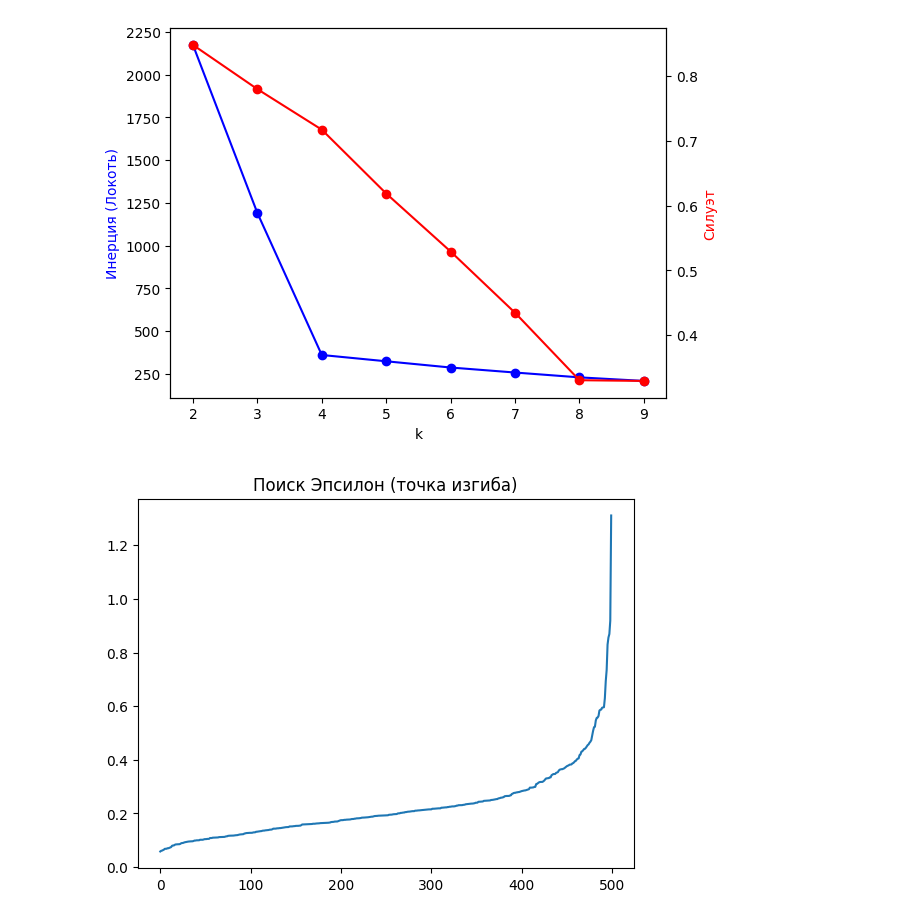
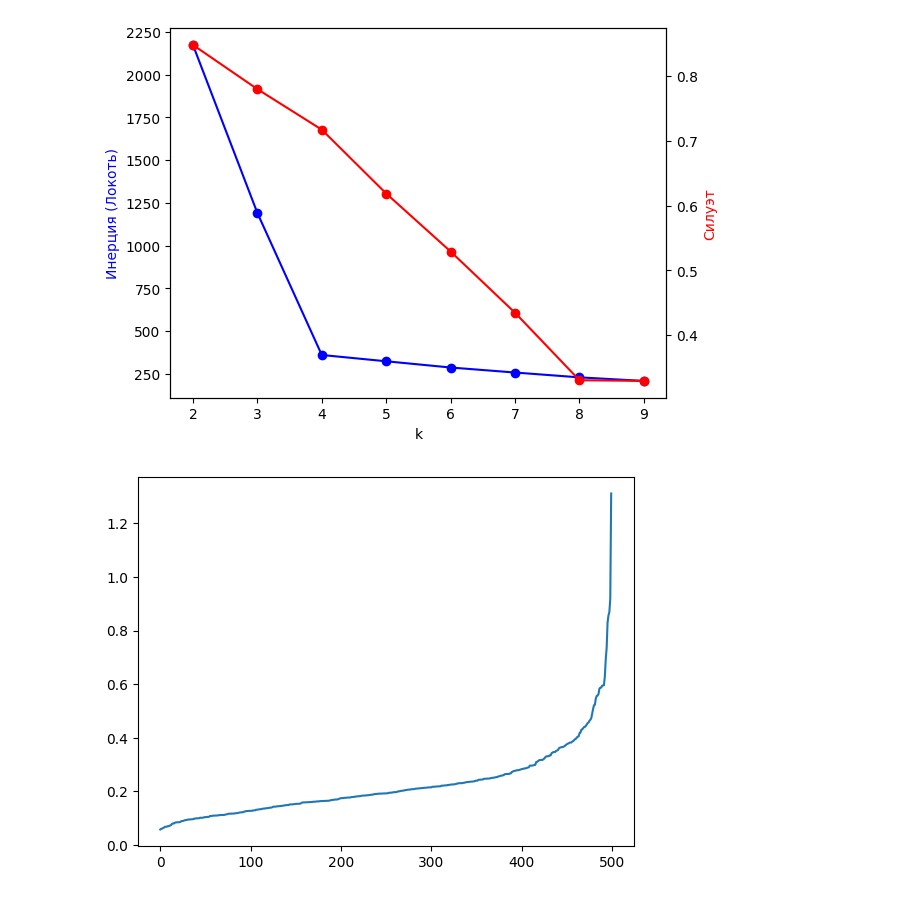
Before and after one commit to TheSlavchik/Unik, a Jupyter notebook: ML/notebooks/Lab5.ipynb, the cells around one changed output. Saved outputs shown, nothing was run; the diff lists cells and outputs as text; code cells hidden in the pictures.

```diff
--- a/ML/notebooks/Lab5.ipynb
+++ b/ML/notebooks/Lab5.ipynb
@@ -51,14 +60,13 @@ find_k(X_blobs)
 # %%
 def find_epsilon(X):
     neigh = NearestNeighbors(n_neighbors=4)
     nbrs = neigh.fit(X)
     distances, indices = nbrs.kneighbors(X)
     distances = np.sort(distances[:, 3], axis=0)
     plt.plot(distances)
-    plt.title("Поиск Эпсилон (точка изгиба)")
     plt.show()
 
 find_epsilon(X_blobs)
 # %% [output]
-[figure, old version]
+[figure, new version]
 # %%
```
Also changed, not shown: parts of 8 cells of this notebook, 36 other files.
